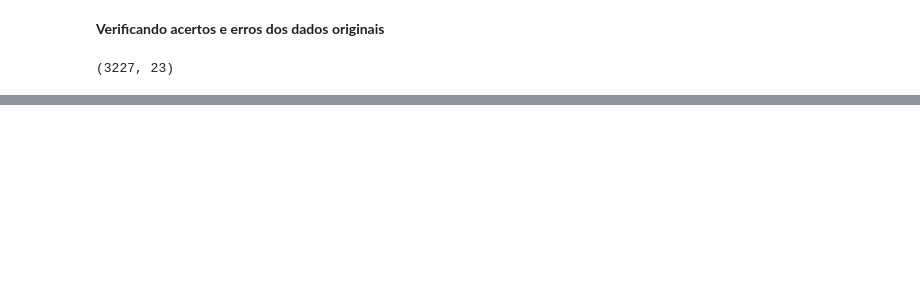
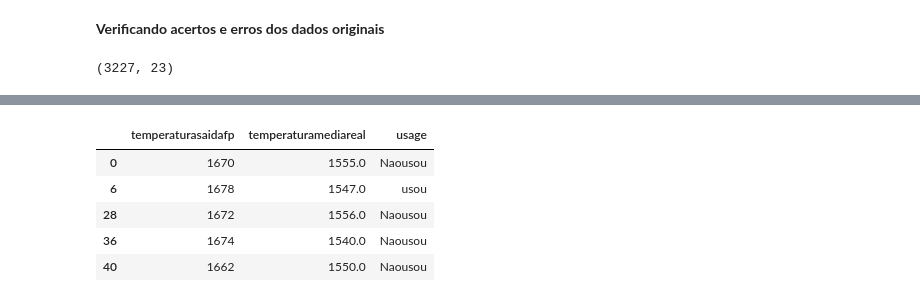
Before and after one commit to AlexiaOberdiek/Projeto-Evcomx, a Jupyter notebook: NotebookOrganizado.ipynb, the cells around one changed output, grey strips where cells are left out. Cells and saved outputs as stored; diff of their text form; code cells hidden in the pictures; blank space fills up the shorter version.

```diff
--- a/NotebookOrganizado.ipynb
+++ b/NotebookOrganizado.ipynb
@@ -482,0 +483,13 @@ plt.show()
+# %%
+df['usage'] = df.apply(
+    lambda row: 'usou' if row['sugestaomodelolegado']-row['temperaturasaidafp'] >=-5
+    and row['sugestaomodelolegado'] - row['temperaturasaidafp'] <=5
+    else 'Naousou',axis=1)
+display(df[['temperaturasaidafp', 'temperaturamediareal', 'usage']].head())
+# %% [output]
+|  | temperaturasaidafp | temperaturamediareal | usage |
+| 0 | 1670 | 1555.0 | Naousou |
+| 6 | 1678 | 1547.0 | usou |
+| 28 | 1672 | 1556.0 | Naousou |
+| 36 | 1674 | 1540.0 | Naousou |
+| 40 | 1662 | 1550.0 | Naousou |
```
Also changed, not shown: parts of 13 cells of this notebook.
